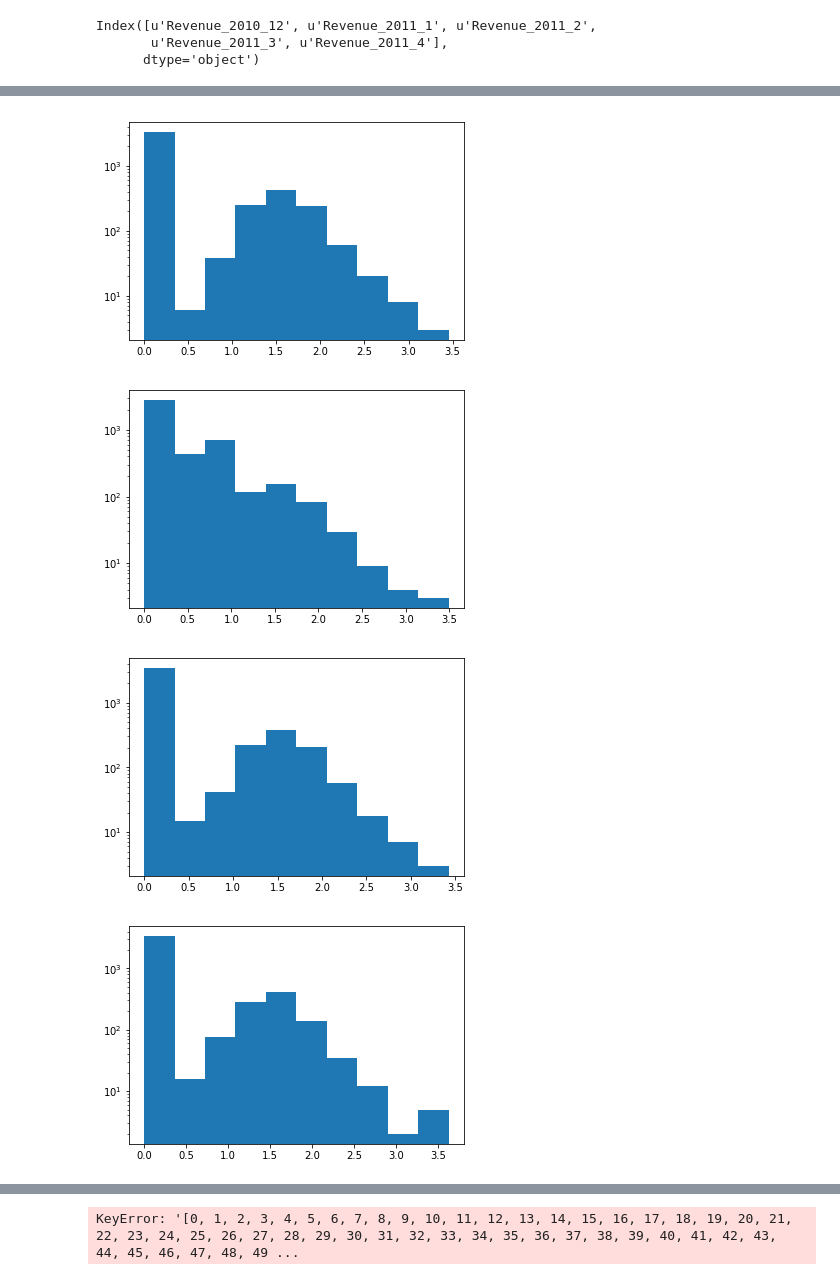
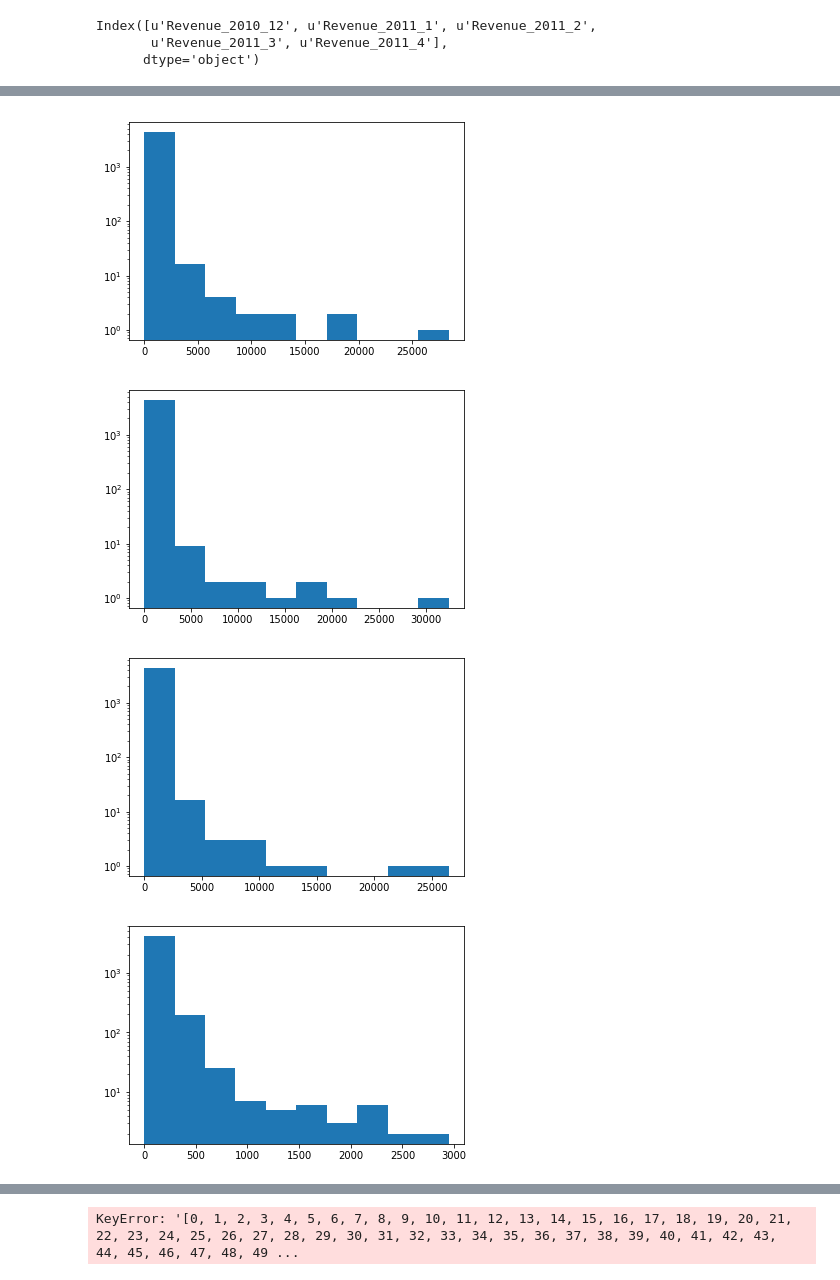
Before and after one commit to leexa90/E-commece-Data-Science, a Jupyter notebook: Untitled.ipynb, the cells around one changed output, grey strips where cells are left out. Drawn from its saved outputs; the diff is of its cells as text; code cells hidden in the pictures.

```diff
--- a/Untitled.ipynb
+++ b/Untitled.ipynb
@@ -7,7 +7,7 @@ data = data[~data['CustomerID'].isna()].reset_index(drop=True)
 print len(data)
 print data.keys()
 import matplotlib.pyplot as plt
-data['TotalRevenue'] = data['Quantity']*data['UnitPrice']/10#interpretation
+data['TotalRevenue'] = data['Quantity']*data['UnitPrice']/1#interpretation
 print data.iloc[5000:5005]
 # %% [output]
 406829
@@ -65,7 +65,7 @@ plt.hist(temp.TotalRevenue);plt.yscale('log');plt.show()
 # different scales, from the following, hence use log scale
 # %%
 #ignoring customers who causes losses because they are small portion of revenue
-bins=range(0,301,50)
+bins=range(0,300001,50000)
 xx=plt.hist(temp['TotalRevenue'],bins=bins)
 print xx
 plt.close()
@@ -73,7 +73,7 @@ plt.subplots(figsize=(10,10))
 xxx=plt.hist(temp['TotalRevenue'],weights = temp['TotalRevenue'].values/1000, bins=bins)
 for i in range(len(xxx[1])-1):
     plt.text(xxx[1][i],xxx[0][i]+0.03,str(int(xx[0][i]))+' Customers',fontsize=12,fontweight='bold')
-plt.xticks(np.array(bins)+25,['Spent\n' + str(bins[x]/1)+'k-'+str(bins[x+1]/1)+'k' for x in  range(len(bins)-1)],rotation=60)
+plt.xticks(np.array(bins)+25000,['Spent\n' + str(bins[x]/1000)+'k-'+str(bins[x+1]/1000)+'k' for x in  range(len(bins)-1)],rotation=60)
 plt.xlabel('Spending',fontsize=15,fontweight='bold')
 plt.ylabel('Contribution to Revenue in Millions',fontsize=15,fontweight='bold')
 plt.show()
@@ -349,7 +349,7 @@ print len(D)
 # %% [output]
 2677
 # %%
-num = 50
+num = 5
 U2=U[:,:num]
 D2=D[:num]
 V2=V[:num]
@@ -457,24 +457,24 @@ predictors = list(customer_info_orders.keys()[3:8])+['mean_log_rev_train',]+\
                      list([x for x in customer_info_orders.keys() if 'svvd' in str(x)])
                     # range(counter)+\
 colsA =  ['Revenue_2011_' + str(x) for x in [1,2,3,4]]+['Revenue_2010_12']
-customer_info_orders['mean_log_rev_train']= np.mean(np.log10(1+customer_info_orders[colsA].values),1)
+customer_info_orders['mean_log_rev_train']= np.mean(customer_info_orders[colsA].values,1)
 
 target = 'target'
 gc.collect()
 for i in range(2,6):
     cols = [[0,],[0,],[6,],[7,],[6,7],[6,7,8,9,10,11]][i]
     cols = ['Revenue_2011_'+str(x) for x in cols]
-    customer_info_orders[target+str(i)]= np.mean(np.log10(1+customer_info_orders[cols].values),1)
+    customer_info_orders[target+str(i)]= 1+np.mean(customer_info_orders[cols].values,1)
     print cols
 print customer_info_orders.keys()
 if True:
-    customer_info_orders[target]= np.log10(1+np.mean(customer_info_orders[['Revenue_2011_5',]].values,1))
+    customer_info_orders[target]= 1+np.mean(customer_info_orders[['Revenue_2011_5',]].values,1)
     dtrain = customer_info_orders.iloc[::2]
     dcv = customer_info_orders.iloc[1::2]
     dtest = customer_info_orders
     gc.collect()
     params = {}
-    params["objective"] = "reg:linear"
+    params["objective"] = "reg:gamma"
     params["eta"] = 0.05
     params["min_child_weight"] = 1
     params["subsample"] = 0.3
@@ -525,16 +539,20 @@ Index([u'index', u'CustomerID', u'TotalRevenue', u'Revenue_2010_12',
 # %%
 plt.hist(customer_info_orders['target']);plt.yscale('log');plt.show()
 plt.hist(customer_info_orders['target4']);plt.yscale('log');plt.show()
 plt.hist(customer_info_orders['target3']);plt.yscale('log');plt.show()
-plt.hist(customer_info_orders['target2']);plt.yscale('log');plt.show()
+plt.hist(model.predict(xgtest3));plt.yscale('log');plt.show()
 
-plt.plot(model.predict(xgtest3),customer_info_orders['target'],'ro',markersize=1);plt.show()
-plt.plot(model.predict(xgtest2),customer_info_orders['target5'],'go',markersize=1);plt.show()
+plt.plot(model.predict(xgtest3),customer_info_orders['target5'],'ro',markersize=1);
+plt.xscale('log');plt.yscale('log');
+plt.show()
+plt.plot(model.predict(xgtest2),customer_info_orders['target2'],'go',markersize=1);
+plt.xscale('log');plt.yscale('log');
+plt.show()
 #plt.plot(model.predict(xgtest3),customer_info_orders['target4'],'bo')
 #plt.plot(model.predict(xgtest3),customer_info_orders['target5'],'yo')
 plt.show()
 # %% [output]
-[figure, old version]
+[figure, new version]
-[figure, old version]
+[figure, new version]
-[figure, old version]
+[figure, new version]
-[figure, old version]
+[figure, new version]
```
Also changed, not shown: parts of 12 cells of this notebook.
